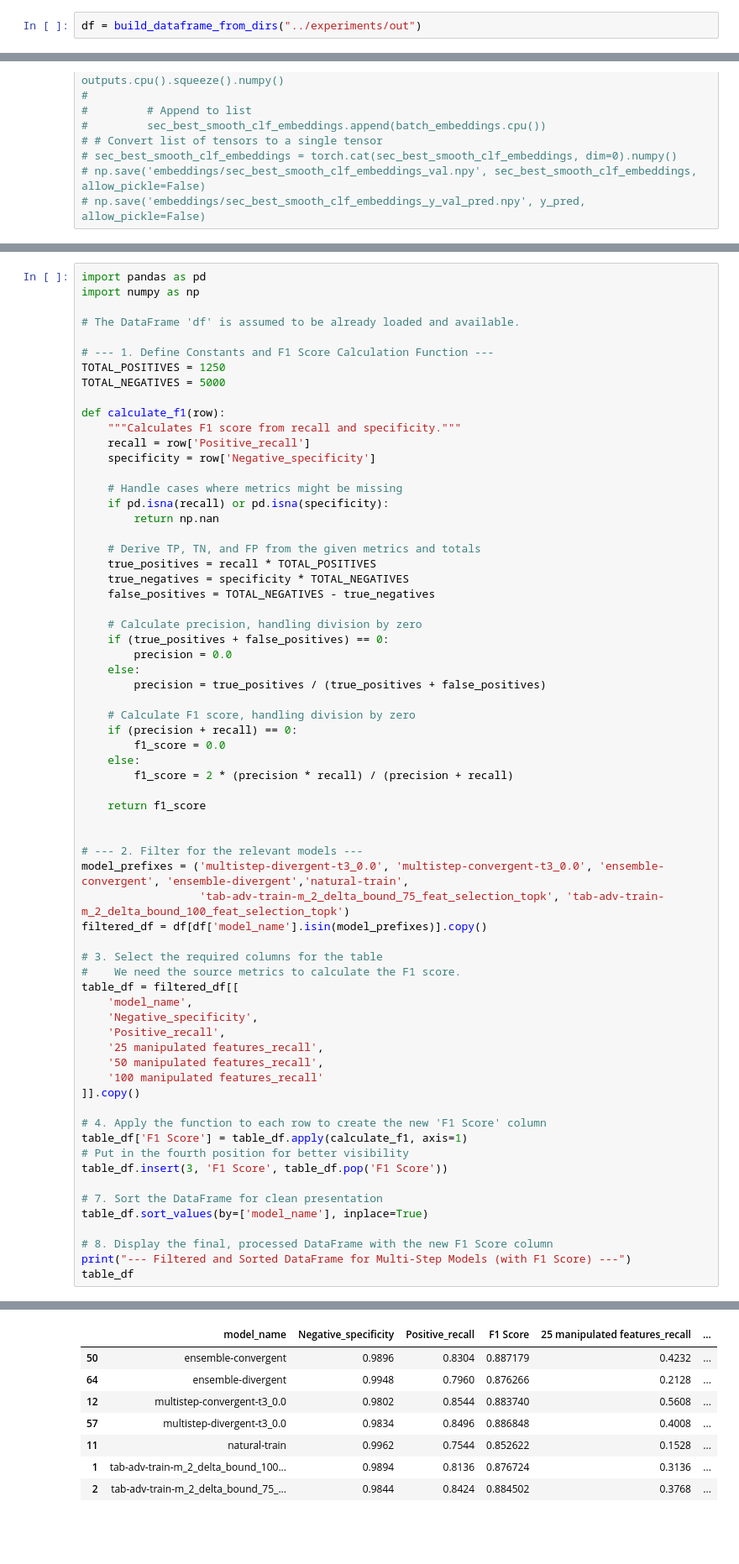
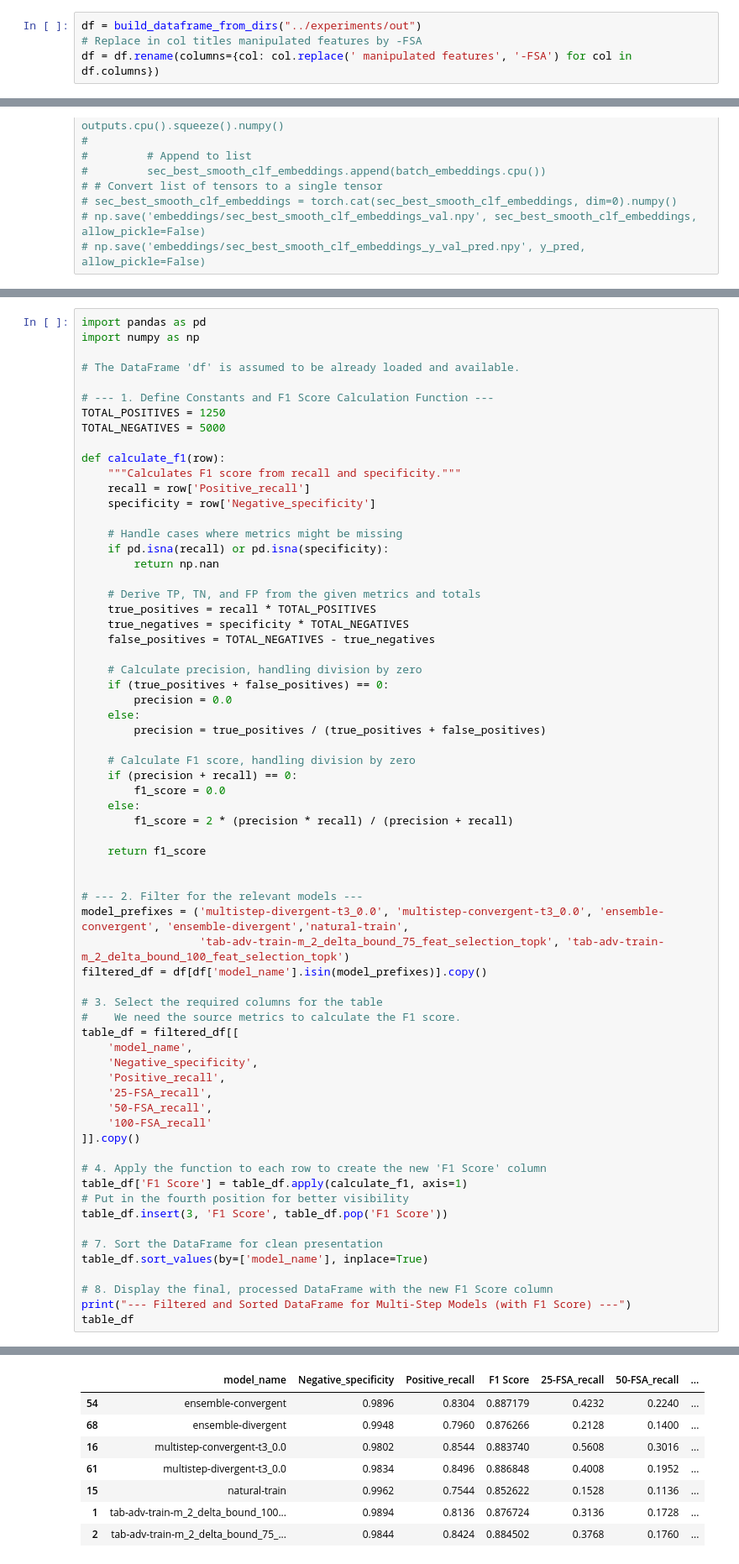
Before and after one commit to danielPulidoCortazar/deeptrust, a Jupyter notebook: notebooks/nb-research-figures.ipynb, the cells around one changed output, grey strips where cells are left out. Shown at 84% size. Cells and saved outputs as stored; diff of their text form; blank space fills up the shorter version.

```diff
--- a/notebooks/nb-research-figures.ipynb
+++ b/notebooks/nb-research-figures.ipynb
@@ -81,4 +85,6 @@ def build_dataframe_from_dirs(root_dir: str) -> pd.DataFrame:
     return pd.DataFrame(rows)
 # %%
 df = build_dataframe_from_dirs("../experiments/out")
+# Replace in col titles manipulated features by -FSA
+df = df.rename(columns={col: col.replace(' manipulated features', '-FSA') for col in df.columns})
 # %% [markdown]
@@ -922,41 +936,41 @@ def calculate_f1(row):
 
     return f1_score
 
 
 # --- 2. Filter for the relevant models ---
 model_prefixes = ('multistep-divergent-t3_0.0', 'multistep-convergent-t3_0.0', 'ensemble-convergent', 'ensemble-divergent','natural-train',
                   'tab-adv-train-m_2_delta_bound_75_feat_selection_topk', 'tab-adv-train-m_2_delta_bound_100_feat_selection_topk')
 filtered_df = df[df['model_name'].isin(model_prefixes)].copy()
 
 # 3. Select the required columns for the table
 #    We need the source metrics to calculate the F1 score.
 table_df = filtered_df[[
     'model_name',
     'Negative_specificity',
     'Positive_recall',
-    '25 manipulated features_recall',
-    '50 manipulated features_recall',
-    '100 manipulated features_recall'
+    '25-FSA_recall',
+    '50-FSA_recall',
+    '100-FSA_recall'
 ]].copy()
 
 # 4. Apply the function to each row to create the new 'F1 Score' column
 table_df['F1 Score'] = table_df.apply(calculate_f1, axis=1)
 # Put in the fourth position for better visibility
 table_df.insert(3, 'F1 Score', table_df.pop('F1 Score'))
 
 # 7. Sort the DataFrame for clean presentation
 table_df.sort_values(by=['model_name'], inplace=True)
 
 # 8. Display the final, processed DataFrame with the new F1 Score column
 print("--- Filtered and Sorted DataFrame for Multi-Step Models (with F1 Score) ---")
 table_df
 # %% [output]
 --- Filtered and Sorted DataFrame for Multi-Step Models (with F1 Score) ---
-|  | model_name | Negative_specificity | Positive_recall | F1 Score | 25 manipulated features_recall | ... |
-| 50 | ensemble-convergent | 0.9896 | 0.8304 | 0.887179 | 0.4232 | ... |
-| 64 | ensemble-divergent | 0.9948 | 0.7960 | 0.876266 | 0.2128 | ... |
-| 12 | multistep-convergent-t3_0.0 | 0.9802 | 0.8544 | 0.883740 | 0.5608 | ... |
-| 57 | multistep-divergent-t3_0.0 | 0.9834 | 0.8496 | 0.886848 | 0.4008 | ... |
-| 11 | natural-train | 0.9962 | 0.7544 | 0.852622 | 0.1528 | ... |
-| 1 | tab-adv-train-m_2_delta_bound_100... | 0.9894 | 0.8136 | 0.876724 | 0.3136 | ... |
-| 2 | tab-adv-train-m_2_delta_bound_75_... | 0.9844 | 0.8424 | 0.884502 | 0.3768 | ... |
+|  | model_name | Negative_specificity | Positive_recall | F1 Score | 25-FSA_recall | 50-FSA_recall | ... |
+| 54 | ensemble-convergent | 0.9896 | 0.8304 | 0.887179 | 0.4232 | 0.2240 | ... |
+| 68 | ensemble-divergent | 0.9948 | 0.7960 | 0.876266 | 0.2128 | 0.1400 | ... |
+| 16 | multistep-convergent-t3_0.0 | 0.9802 | 0.8544 | 0.883740 | 0.5608 | 0.3016 | ... |
+| 61 | multistep-divergent-t3_0.0 | 0.9834 | 0.8496 | 0.886848 | 0.4008 | 0.1952 | ... |
+| 15 | natural-train | 0.9962 | 0.7544 | 0.852622 | 0.1528 | 0.1136 | ... |
+| 1 | tab-adv-train-m_2_delta_bound_100... | 0.9894 | 0.8136 | 0.876724 | 0.3136 | 0.1728 | ... |
+| 2 | tab-adv-train-m_2_delta_bound_75_... | 0.9844 | 0.8424 | 0.884502 | 0.3768 | 0.1760 | ... |
```
Also changed, not shown: parts of 33 cells of this notebook, 3 other files.
